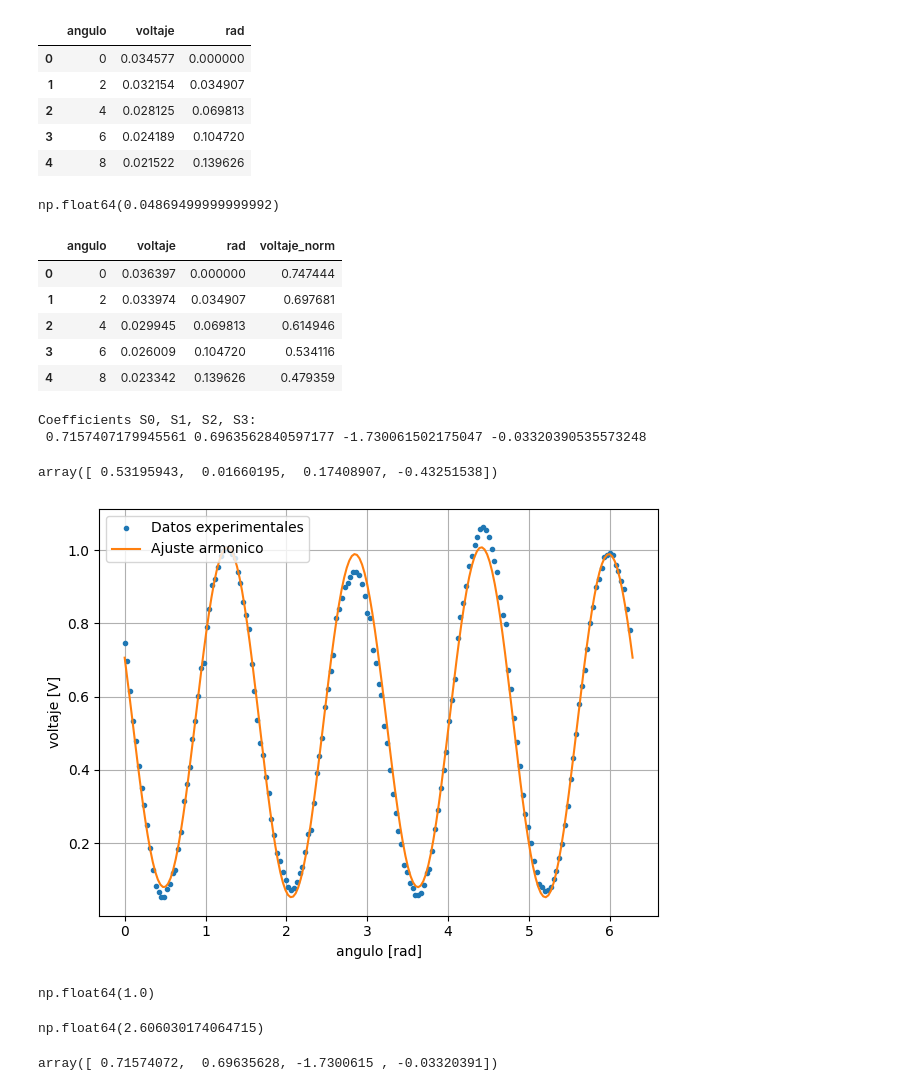
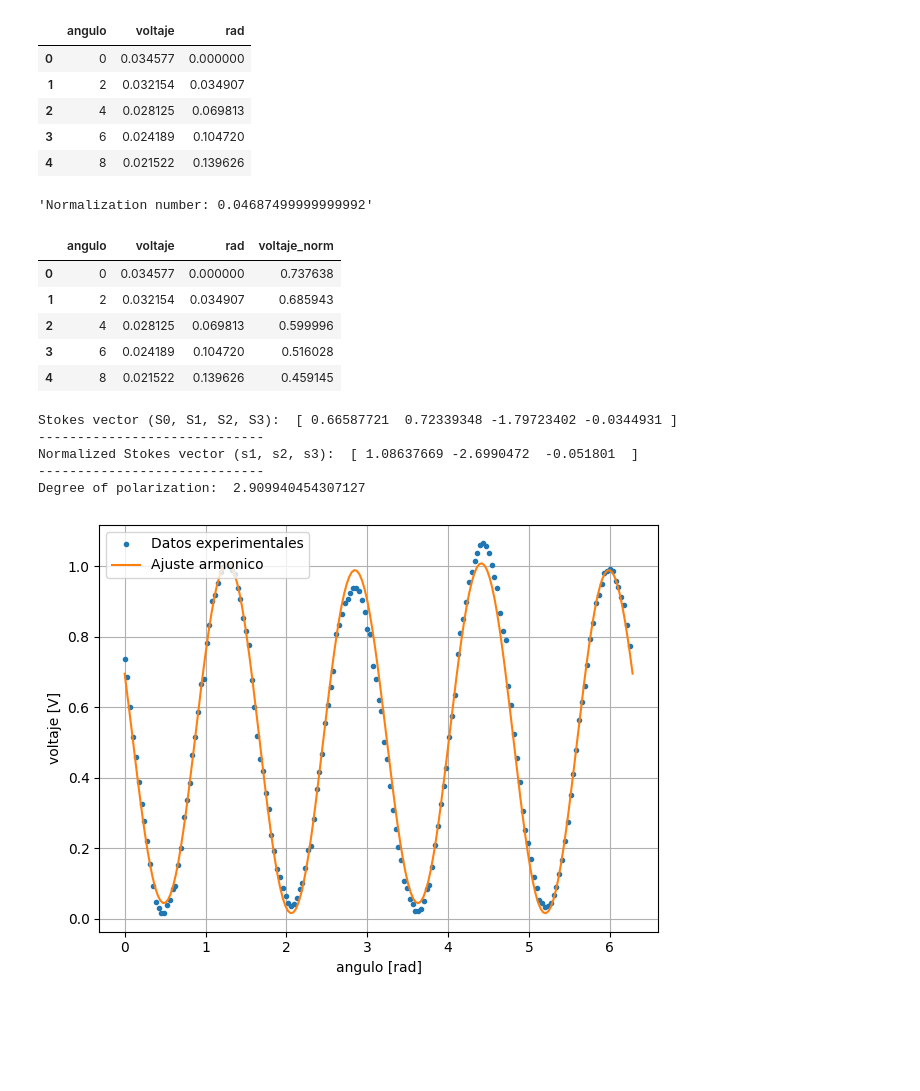
Before and after one commit to BernardoPironio/Polarimetro, a Jupyter notebook: analisis.ipynb, the cells around one changed output. Drawn from its saved outputs; the diff is of its cells as text; code cells hidden in the pictures; blank space fills up the shorter version.

```diff
--- a/analisis.ipynb
+++ b/analisis.ipynb
@@ -83,6 +114,10 @@ offset = 0.00182
 # %%
+# --- Offset voltage to correct for the dark current of the photodetector ---
+offset = 0.00182
+
+# --- Load the measurement data, apply the voltage offset, and convert angles to radians ---
 medicion = pd.read_csv('Measurements/medicion_manual_v0.1.csv')
-medicion['voltaje'] = medicion['voltaje'] - offset
+medicion['voltaje'] = (medicion['voltaje'] - offset)
 medicion['rad'] = medicion['angulo']*np.pi/180
 medicion.head()
 # %% [output]
@@ -93,64 +128,59 @@ medicion.head()
 | 3 | 6 | 0.024189 | 0.104720 |
 | 4 | 8 | 0.021522 | 0.139626 |
 # %%
+# --- Identify peaks in the voltage data to select the mean as the normalization factor ---
 peaks_volt = find_peaks(medicion['voltaje'])[0]
 peaks_angle = medicion['rad'][peaks_volt]
 norm_number = medicion['voltaje'][peaks_volt].mean()
-norm_number
+display(f'Normalization number: {norm_number}')
 # %% [output]
-np.float64(0.04869499999999992)
+'Normalization number: 0.04687499999999992'
 # %%
-
+# --- Normalize the voltage data by the mean of the identified peaks ---
 medicion['voltaje_norm'] = (medicion['voltaje'])/ norm_number
 medicion.head()
 # %% [output]
 |  | angulo | voltaje | rad | voltaje_norm |
-| 0 | 0 | 0.036397 | 0.000000 | 0.747444 |
-| 1 | 2 | 0.033974 | 0.034907 | 0.697681 |
-| 2 | 4 | 0.029945 | 0.069813 | 0.614946 |
-| 3 | 6 | 0.026009 | 0.104720 | 0.534116 |
-| 4 | 8 | 0.023342 | 0.139626 | 0.479359 |
+| 0 | 0 | 0.034577 | 0.000000 | 0.737638 |
+| 1 | 2 | 0.032154 | 0.034907 | 0.685943 |
+| 2 | 4 | 0.028125 | 0.069813 | 0.599996 |
+| 3 | 6 | 0.024189 | 0.104720 | 0.516028 |
+| 4 | 8 | 0.021522 | 0.139626 | 0.459145 |
-# %%
-
-S, coeffs = fit_stokes_from_window(medicion['rad'], medicion['voltaje_norm'])
-
-s, dop = normalize_stokes(S)
-# %% [output]
-Coefficients S0, S1, S2, S3:
- 0.7157407179945561 0.6963562840597177 -1.730061502175047 -0.03320390535573248
-# %%
-coeffs
-# %% [output]
-array([ 0.53195943,  0.01660195,  0.17408907, -0.43251538])
+# %%
+# --- Prepare the data range for fitting the Stokes parameters ---
+range = (medicion['rad'].iloc[0] <= medicion['rad']) & (medicion['rad'] <= medicion['rad'].iloc[-1])
+
+# --- Fit the Stokes parameters from the normalized voltage data ---
+S, coeffs = fit_stokes_from_window(medicion['rad'][range], medicion['voltaje_norm'][range])
+
+# --- Normalize the Stokes vector and compute the degree of polarization ---
+s, dop = normalize_stokes(S)
+
+print('Stokes vector (S0, S1, S2, S3): ', S)
+print('-----------------------------')
+print('Normalized Stokes vector (s1, s2, s3): ', s)
+print('-----------------------------')
+print('Degree of polarization: ', dop)
+# %% [output]
+Stokes vector (S0, S1, S2, S3):  [ 0.66587721  0.72339348 -1.79723402 -0.0344931 ]
+-----------------------------
+Normalized Stokes vector (s1, s2, s3):  [ 1.08637669 -2.6990472  -0.051801  ]
+-----------------------------
+Degree of polarization:  2.909940454307127
 # %%
+# --- Create a curve from the fitted coefficients to compare with the experimental data ---
 theta = np.linspace(0,2*np.pi,200)
-
 I = lambda a0, a2, a4c, a4s, theta: a0 + a2*np.sin(2*theta) + a4c*np.cos(4*theta) + a4s*np.sin(4*theta)
 
+# --- Plot the experimental data and the fitted curve ---
 plt.figure()
-plt.plot(medicion['rad'], medicion['voltaje_norm'],'.',label = 'Datos experimentales')
+plt.plot(medicion['rad'][range], medicion['voltaje_norm'][range],'.',label = 'Datos experimentales')
 plt.plot(theta, I(*coeffs, theta),'-', label = 'Ajuste armonico')
-
 
 plt.legend(loc = 'upper left')
 plt.xlabel('angulo [rad]')
 plt.ylabel('voltaje [V]')
 plt.grid()
 plt.tight_layout()
 # %% [output]
-[figure, old version]
+[figure, new version]
-# %%
-peaks_volt = find_peaks(medicion['voltaje_norm'])[0]
-peaks_angle = medicion['rad'][peaks_volt]
-norm_number = medicion['voltaje_norm'][peaks_volt].mean()
-norm_number
-# %% [output]
-np.float64(1.0)
-# %%
-dop
-# %% [output]
-np.float64(2.606030174064715)
-# %%
-S
-# %% [output]
-array([ 0.71574072,  0.69635628, -1.7300615 , -0.03320391])
```
Also changed, not shown: parts of 22 cells of this notebook, 1 other file.
